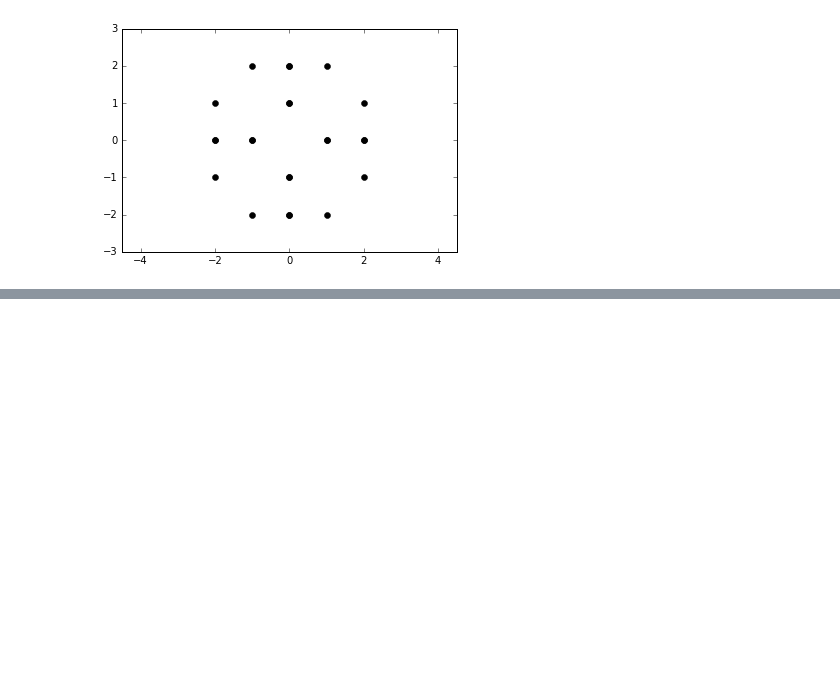
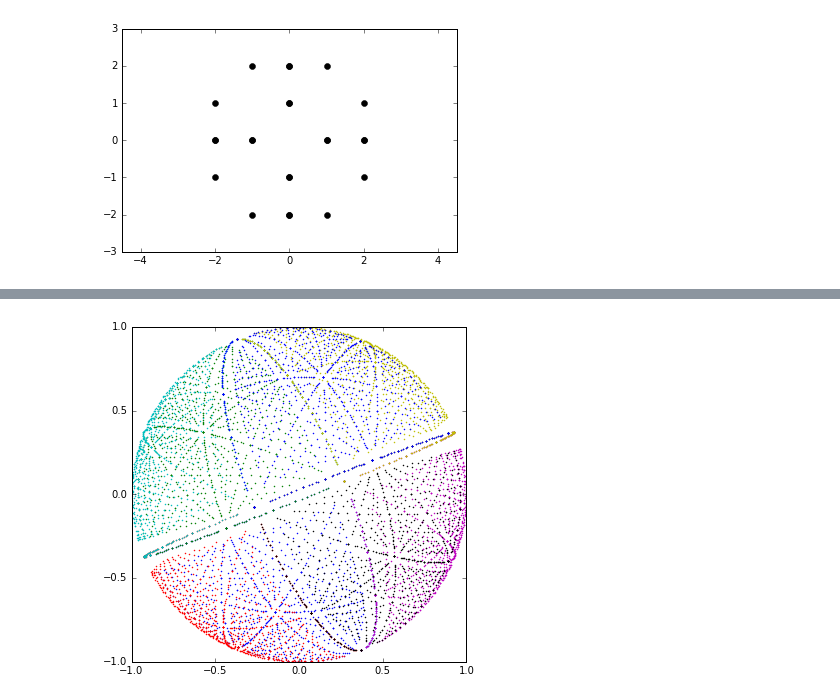
Before and after one commit to mango314/math-blog, a Jupyter notebook: 112416 - 3D shape.ipynb, the cells around one changed output, grey strips where cells are left out. Saved outputs shown, nothing was run; the diff lists cells and outputs as text; code cells hidden in the pictures; blank space fills up the shorter version.

```diff
--- a/112416 - 3D shape.ipynb
+++ b/112416 - 3D shape.ipynb
@@ -109,0 +112,5 @@ plt.ylim([-3,3])
+# %%
+N = 25
+n = 25
+V = [[a,b,c] for a in range(-N,N) for b in range(-N,N) for c in range(-N,N) if a**2 + b**2 + c**2 == n]
+V
@@ -109,0 +311,18 @@ plt.ylim([-3,3])
+# %%
+N = 10**3
+
+x = (np.arange(N)//10**0)%10
+y = (np.arange(N)//10**1)%10
+z = (np.arange(N)//10**2)%10
+
+r = np.sqrt(x**2 + y**2 + z**2)
+# %%
+
+for a in [-1,1]:
+    for b in [-1,1]:
+        for c in [-1,1]:
+            X = np.vstack( (a*x[1:]/r[1:],b*y[1:]/r[1:],c*z[1:]/r[1:]))
+            Z = np.dot(X.T, A[:,:2])
+            plt.plot( 1*Z[:,0], 1*Z[:,1], '.', markersize=2)
+# %% [output]
+[figure, added]
```
Also changed, not shown: parts of 13 cells of this notebook.
